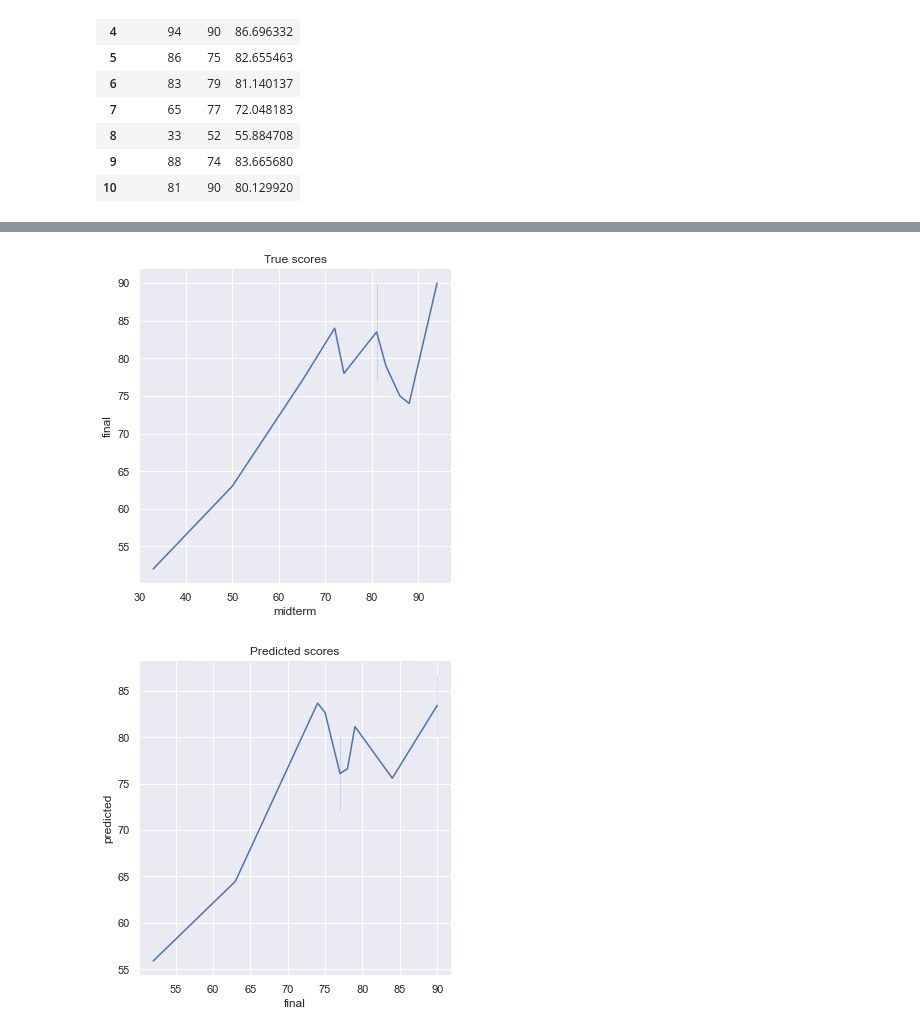
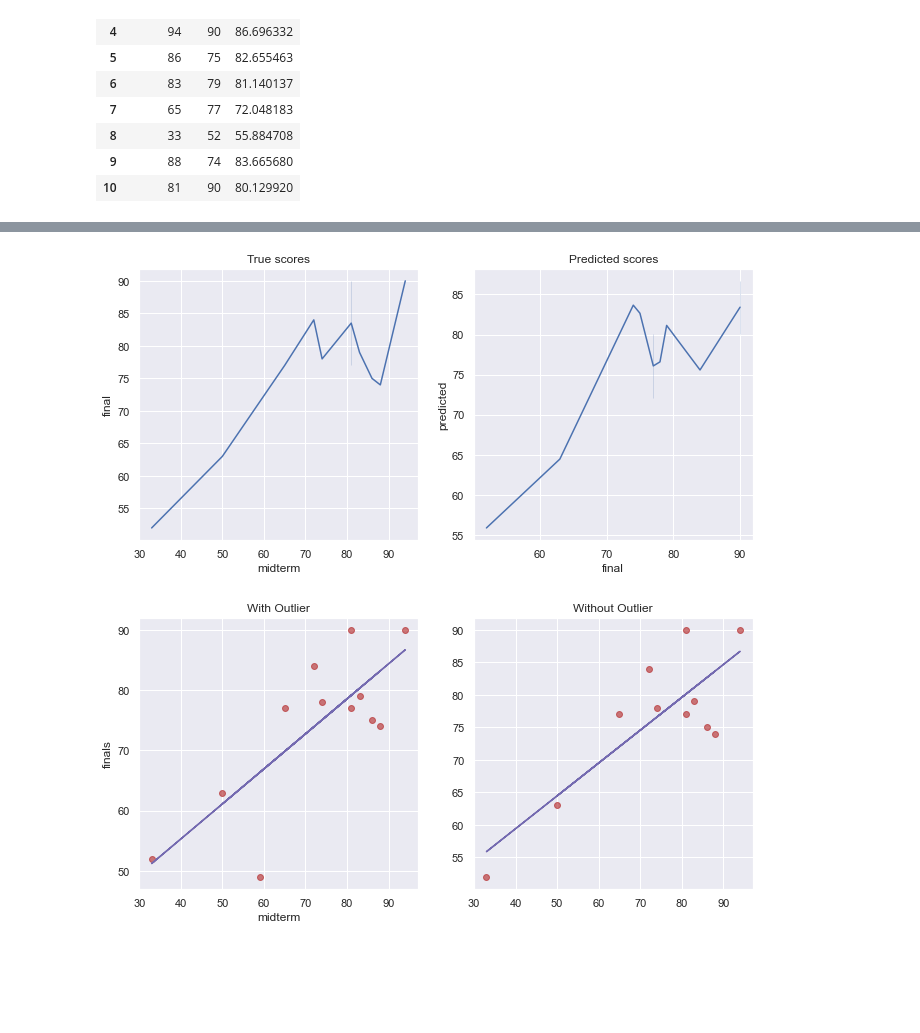
Before and after one commit to tech-david/DSC570, a Jupyter notebook: Topic3/Topic3Assignment.ipynb, the cells around one changed output, grey strips where cells are left out. Drawn from its saved outputs; the diff is of its cells as text; code cells hidden in the pictures; blank space fills up the shorter version.

```diff
--- a/Topic3/Topic3Assignment.ipynb
+++ b/Topic3/Topic3Assignment.ipynb
@@ -154,13 +127,37 @@ sns.relplot(data=exams_pred_df,
 # %%
 ## Without Outiler
-sns.relplot(data=exams_pred_df_no_out,
-            x=exams_pred_df_no_out['midterm'],
-            y=exams_pred_df_no_out['final'],
-            kind='line').set(title='True scores');
-sns.relplot(data=exams_pred_df_no_out,
-            x=exams_pred_df_no_out['final'],
-            y=exams_pred_df_no_out['predicted'],
-            kind='line').set(title='Predicted scores');
+fig, (ax1, ax2) = plt.subplots(ncols=2,
+                               sharey=False,
+                               figsize=(11,5))
+sns.lineplot(data=exams_pred_df_no_out,
+             x=exams_pred_df_no_out['midterm'],
+             y=exams_pred_df_no_out['final'],
+             ax=ax1).set(title='True scores')
+sns.lineplot(data=exams_pred_df_no_out,
+             x=exams_pred_df_no_out['final'],
+             y=exams_pred_df_no_out['predicted'],
+             ax=ax2).set(title='Predicted scores')
+plt.show()
 # %% [output]
-[figure, old version]
+[figure, new version]
-[figure, removed]
+# %%
+plt.figure(figsize=(11,5))
+
+# 1 row, 2 column, plot 1
+plt1 = plt.subplot(1, 2, 1)
+plt.scatter(x=X, y=y, c="#B22222", alpha=0.6)
+plt.plot(X,y_pred,"#746AB0")
+plt1.set_title('With Outlier')
+
+plt.ylabel('finals')
+plt.xlabel('midterm')
+
+# 1 row, 2 column, plot 2
+plt2 = plt.subplot(1, 2, 2)
+plt.scatter(x=X_no_out, y=y_no_out, c="#B22222", alpha=0.6)
+plt.plot(X_no_out,y_pred_no_out,"#746AB0")
+plt2.set_title('Without Outlier')
+
+plt.show()
+# %% [output]
+[figure, added]
```
Also changed, not shown: parts of 10 cells of this notebook.
